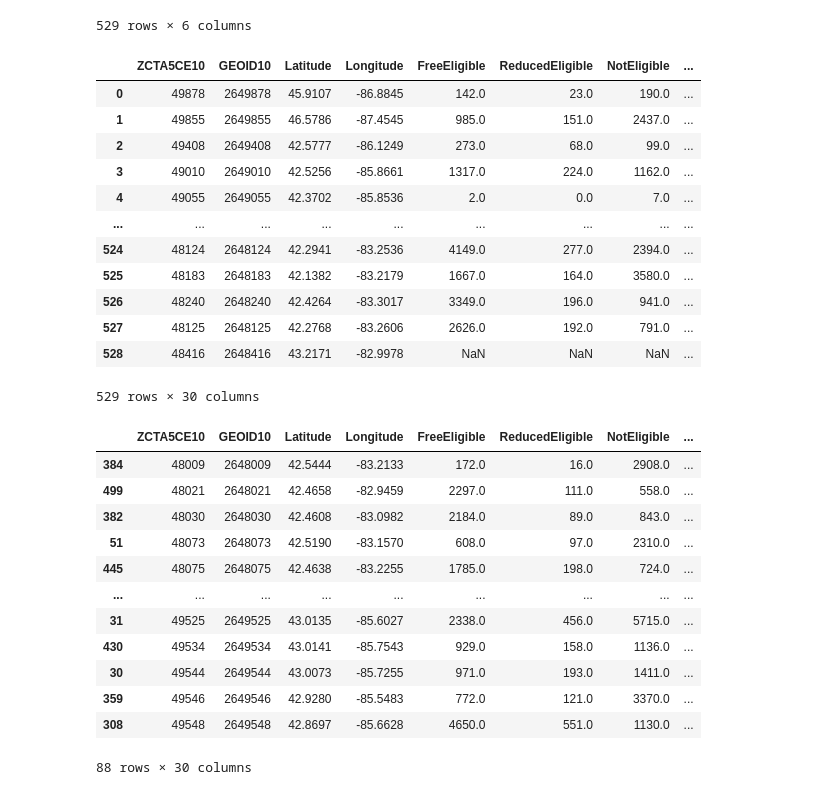
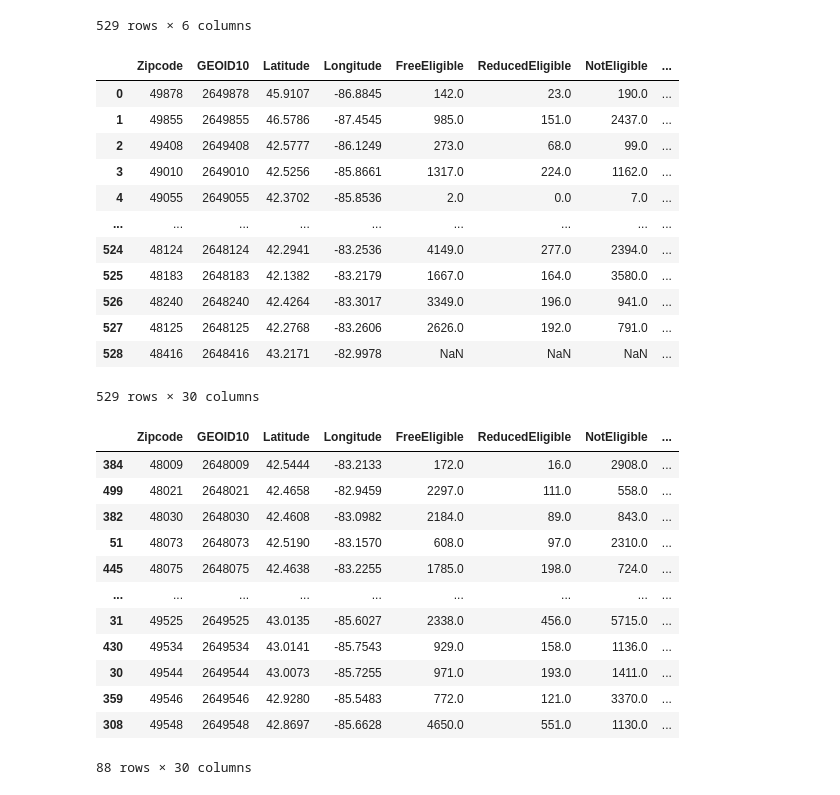
Before and after one commit to HLee12000/UpennDataProject1, a Jupyter notebook: DataCleaning.ipynb, the cells around one changed output. Cells and saved outputs as stored; diff of their text form; code cells hidden in the pictures.

Commit message:
Changed Zipcode tag

```diff
--- a/DataCleaning.ipynb
+++ b/DataCleaning.ipynb
@@ -91,18 +91,18 @@ final_merge_df = pd.merge(merge3_df, transport_data, on='ZCTA5CE10')
 # %%
 #Remove columns not needed
 final_merge_df = final_merge_df[["ZCTA5CE10", "GEOID10_x","Lat","Long", "FreeEligible", "ReducedEligible", "NotEligible",
                                  "FreeReducedEligible", "Total", "PCT_Free", "PCT_Reduced", "PCT_FreeReduced",
                                  "CohortCnt", "GradCnt", "GradRate", "MathNumAssessed", "AllSbjtNumAssessed",
                                  "EBRWNumAssessed", "MathNumReady", "AllSbjtNumReady", "EBRWNumReady",
                                  "FinalMathAveScore", "FinalAllSbjtAveScore", "FinalEWBRWAveScore", "MathPctReady",
                                  "AllSbjtPctReady", "EBRWPctReady", 'count_ntm_stops', 'stops_per_capita', 'stops_per_sqmile']]
 #Rename columns
 final_merge_df = final_merge_df.rename(columns={"GEOID10_x":"GEOID10","Lat":"Latitude","Long":"Longitude",
                                                 "FreeReducedEligible":"Free_Reduced_Eligible_Total",
-                                                "Total":"Total_Students"})
+                                                "Total":"Total_Students","ZCTA5CE10":"Zipcode"})
 final_merge_df
 # %% [output]
-|  | ZCTA5CE10 | GEOID10 | Latitude | Longitude | FreeEligible | ReducedEligible | NotEligible | ... |
+|  | Zipcode | GEOID10 | Latitude | Longitude | FreeEligible | ReducedEligible | NotEligible | ... |
 | 0 | 49878 | 2649878 | 45.9107 | -86.8845 | 142.0 | 23.0 | 190.0 | ... |
 | 1 | 49855 | 2649855 | 46.5786 | -87.4545 | 985.0 | 151.0 | 2437.0 | ... |
 | 2 | 49408 | 2649408 | 42.5777 | -86.1249 | 273.0 | 68.0 | 99.0 | ... |
@@ -121,10 +121,10 @@ clean_merge_df = final_merge_df.dropna()
 # %%
 #Remove zipcodes with no public transport data, aka 0 stops.
 final_clean_df = clean_merge_df[clean_merge_df['count_ntm_stops'] != 0]
-final_clean_df = final_clean_df.sort_values(by='ZCTA5CE10',ascending=True)
+final_clean_df = final_clean_df.sort_values(by='Zipcode',ascending=True)
 final_clean_df
 # %% [output]
-|  | ZCTA5CE10 | GEOID10 | Latitude | Longitude | FreeEligible | ReducedEligible | NotEligible | ... |
+|  | Zipcode | GEOID10 | Latitude | Longitude | FreeEligible | ReducedEligible | NotEligible | ... |
 | 384 | 48009 | 2648009 | 42.5444 | -83.2133 | 172.0 | 16.0 | 2908.0 | ... |
 | 499 | 48021 | 2648021 | 42.4658 | -82.9459 | 2297.0 | 111.0 | 558.0 | ... |
 | 382 | 48030 | 2648030 | 42.4608 | -83.0982 | 2184.0 | 89.0 | 843.0 | ... |
```
Also changed, not shown: 2 other files.
